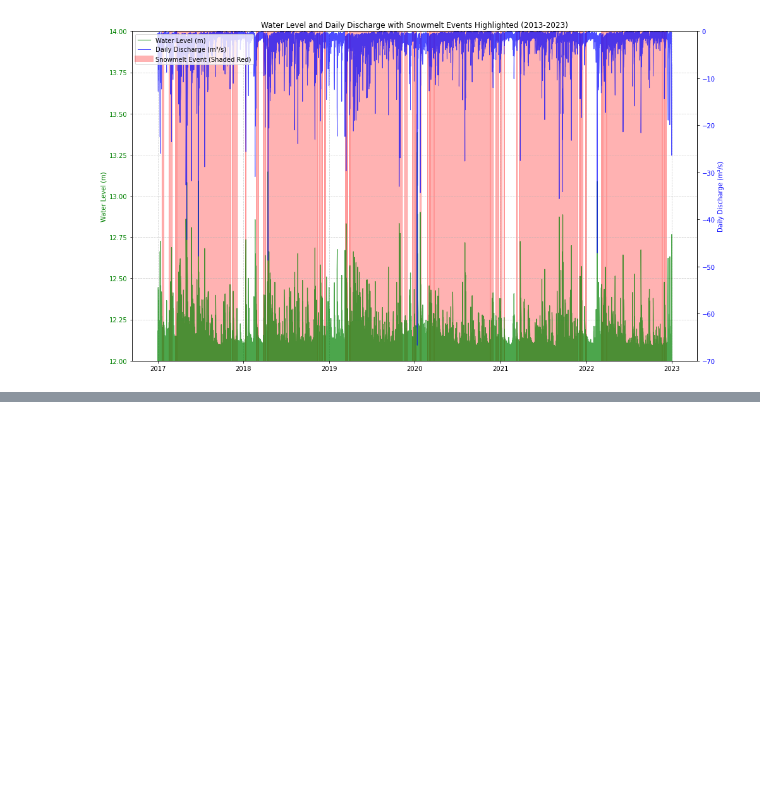
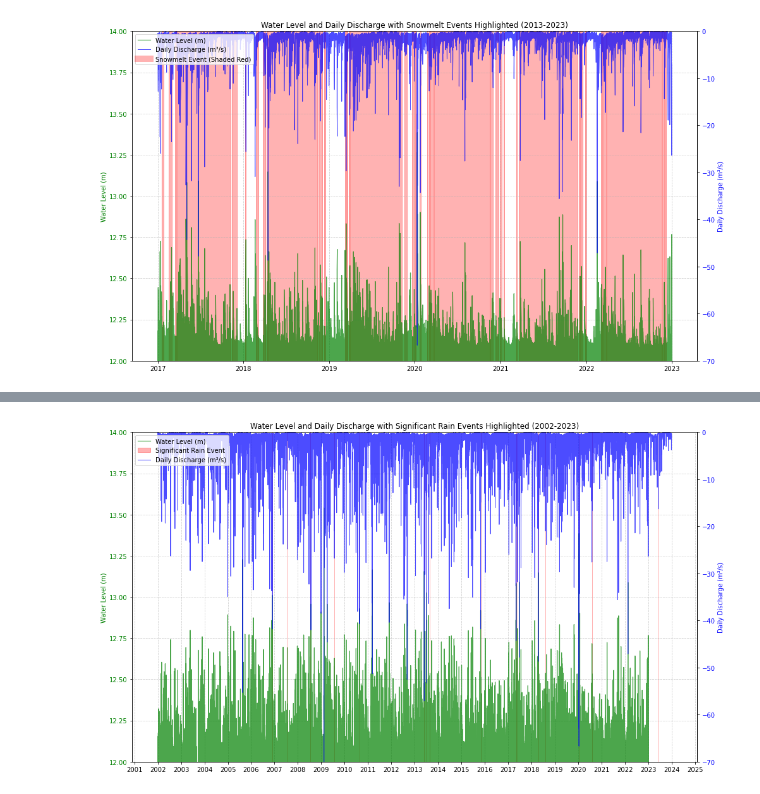
Before and after one commit to Lyimo-The-Destroyer/Papas-Piazzeria, a Jupyter notebook: Code Material/Flow data analysis.ipynb, the cells around one changed output, grey strips where cells are left out. Saved outputs shown, nothing was run; the diff lists cells and outputs as text; code cells hidden in the pictures; blank space fills up the shorter version.

```diff
--- a/Code Material/Flow data analysis.ipynb
+++ b/Code Material/Flow data analysis.ipynb
@@ -503,0 +506,83 @@ plt.show()
+# %%
+significant_rain_events = pd.read_csv('significant_rain_events_filtered.csv')
+# %%
+# Define the desired date range
+start_date = pd.Timestamp("2002-01-01")
+end_date = pd.Timestamp("2023-12-31")
+
+# Filter flow_data_merged for the given date range
+filtered_data = flow_data_merged[
+    (flow_data_merged["Date"] >= start_date) & (flow_data_merged["Date"] <= end_date)
+]
+
+# Filter significant_rain_events for the date range and convert dates to datetime
+significant_rain_events["start_date"] = pd.to_datetime(significant_rain_events["start_date"])
+significant_rain_events["end_date"] = pd.to_datetime(significant_rain_events["end_date"])
+filtered_rain_events = significant_rain_events[
+    (significant_rain_events["start_date"] >= start_date) &
+    (significant_rain_events["end_date"] <= end_date)
+]
+
+# Create the plot
+fig, ax1 = plt.subplots(figsize=(14, 8))
+
+# Plot Water Level
+ax1.plot(
+    filtered_data["Date"],
+    filtered_data["water_level"],
+    label="Water Level (m)",
+    color="green",
+    alpha=0.7,
+    linewidth=1.2,
+)
+
+# Set Water Level axis properties
+ax1.set_ylabel("Water Level (m)", color="green")
+ax1.set_ylim(12, 14)  # Limit Water Level from 12m to 14m
+ax1.tick_params(axis="y", labelcolor="green")
+
+# Add a secondary axis for Daily Discharge
+ax2 = ax1.twinx()
+ax2.plot(
+    filtered_data["Date"],
+    -filtered_data["daily_discharge"],
+    label="Daily Discharge (m³/s)",
+    color="blue",
+    alpha=0.7,
+    linewidth=1,
+)
+
+# Set Daily Discharge axis properties
+ax2.set_ylabel("Daily Discharge (m³/s)", color="blue")
+ax2.tick_params(axis="y", labelcolor="blue")
+ax2.set_ylim(-70, 0)
+
+# Highlight Significant Rain Events
+for _, row in filtered_rain_events.iterrows():
+    ax1.axvspan(
+        row["start_date"],
+        row["end_date"],
+        color="red",
+        alpha=0.3,
+        label="Significant Rain Event" if _ == 0 else None,
+    )
+
+# Format X-axis
+ax1.xaxis.set_major_locator(mdates.YearLocator())
+ax1.xaxis.set_major_formatter(mdates.DateFormatter("%Y"))
+plt.xticks(rotation=45)
+
+# Add grid, title, and legend
+plt.title("Water Level and Daily Discharge with Significant Rain Events Highlighted (2002-2023)")
+ax1.grid(True, linestyle="--", alpha=0.6)
+
+# Combine Legends
+lines1, labels1 = ax1.get_legend_handles_labels()
+lines2, labels2 = ax2.get_legend_handles_labels()
+plt.legend(lines1 + lines2, labels1 + labels2, loc="upper left")
+
+# Adjust layout and show plot
+plt.tight_layout()
+plt.show()
+# %% [output]
+[figure, added]
```
Also changed, not shown: parts of 1 cell of this notebook.
